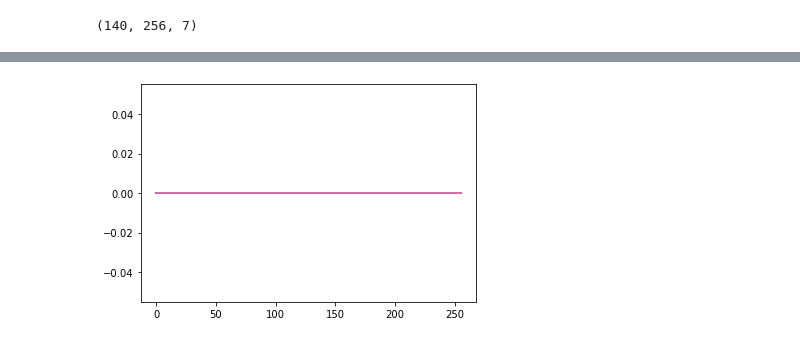
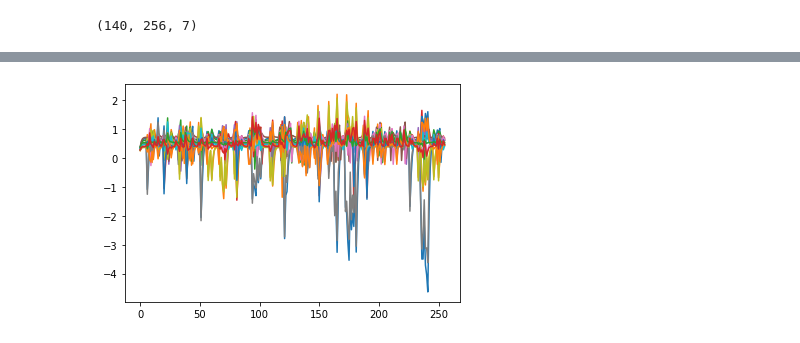
Before and after one commit to kmheckel/spyx, a Jupyter notebook: docs/examples/nir/braille_subtract_spyx.ipynb, the cells around one changed output, grey strips where cells are left out. Cells and saved outputs as stored; diff of their text form; code cells hidden in the pictures.

```diff
--- a/docs/examples/nir/braille_subtract_spyx.ipynb
+++ b/docs/examples/nir/braille_subtract_spyx.ipynb
@@ -62,5 +90,5 @@ b[0].shape
 # %%
-plt.plot(a[0])
+plt.plot(b[1][0])
 plt.show()
 # %% [output]
-[figure, old version]
+[figure, new version]
```
Also changed, not shown: parts of 4 cells of this notebook, 2 other files.
